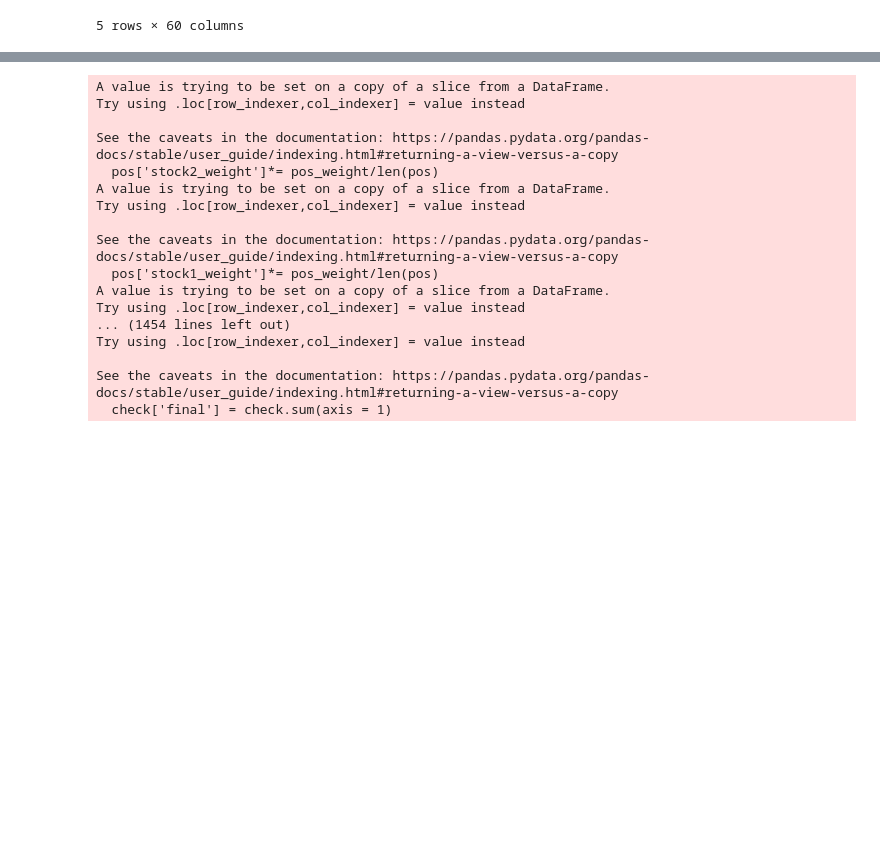
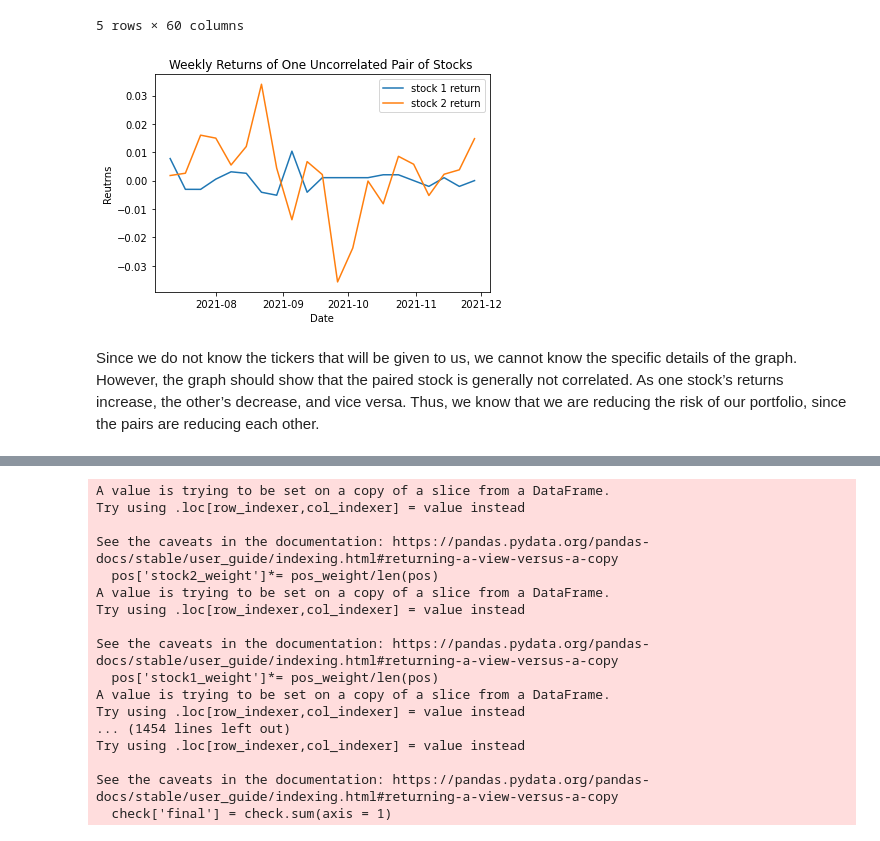
Before and after one commit to JackyXuuu/Portfolio-Maker---Safe-, a Jupyter notebook: Team_4_Assignment.ipynb, the cells around one changed output, grey strips where cells are left out. Cells and saved outputs as stored; diff of their text form; code cells hidden in the pictures; blank space fills up the shorter version.

```diff
--- a/Team_4_Assignment.ipynb
+++ b/Team_4_Assignment.ipynb
@@ -365,3 +399,21 @@ pairs.head()
 | 2021-07-25 | 9.670 | 100155.363477 | -0.003093 | 61.508747 | 102047.778222 | 0.016019 | 16.657539 | 92514.808877 | -0.072354 | ... |
 | 2021-08-01 | 9.675 | 100207.151303 | 0.000517 | 62.429565 | 103575.487191 | 0.014971 | 17.287771 | 96015.072544 | 0.037835 | ... |
 5 rows × 60 columns
+# %%
+# plot the return of the first pair
+plt.plot(pairs.index,pairs.iloc[:,2],label = 'stock 1 return')
+plt.plot(pairs.index,pairs.iloc[:,5],label = 'stock 2 return')
+
+# Define label
+plt.title('Weekly Returns of One Uncorrelated Pair of Stocks ')
+plt.xlabel('Date')
+plt.ylabel('Reutrns')
+
+# Create legend
+plt.legend(loc='best')
+
+plt.show()
+# %% [output]
+[figure, added]
+# %% [markdown]
+Since we do not know the tickers that will be given to us, we cannot know the specific details of the graph. However, the graph should show that the paired stock is generally not correlated. As one stock’s returns increase, the other’s decrease, and vice versa. Thus, we know that we are reducing the risk of our portfolio, since the pairs are reducing each other.
```
Also changed, not shown: parts of 26 cells of this notebook.
